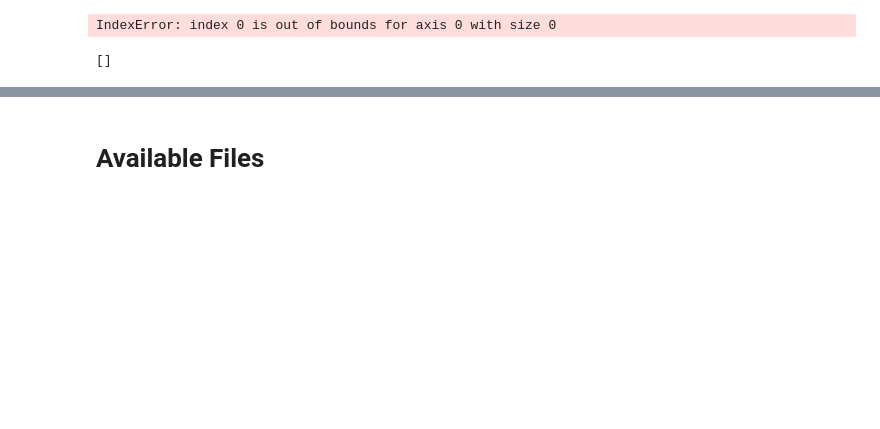
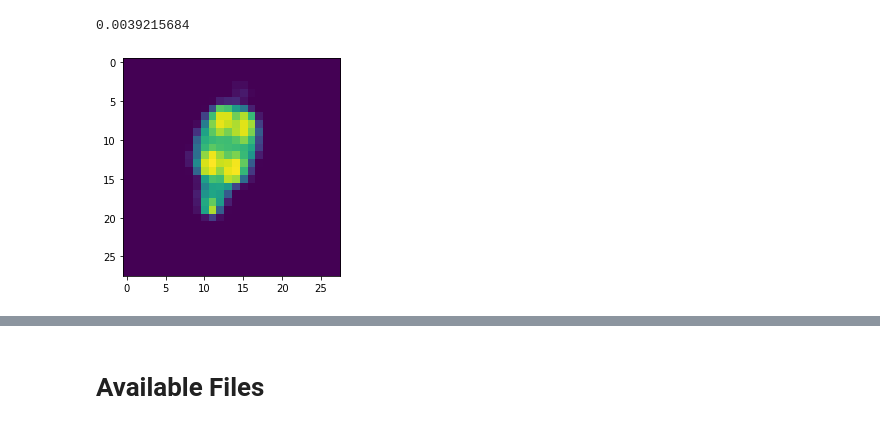
Before and after one commit to hvarfner/CondGenVAE-BO, a Jupyter notebook: dataset/dataset_exploration.ipynb, the cells around one changed output, grey strips where cells are left out. Saved outputs shown, nothing was run; the diff lists cells and outputs as text; code cells hidden in the pictures; blank space fills up the shorter version.

Commit message:
Got something that can train, but does not do it well at all. Possibly need to increase training data

```diff
--- a/dataset/dataset_exploration.ipynb
+++ b/dataset/dataset_exploration.ipynb
@@ -6,11 +6,22 @@ from matplotlib import pyplot as plt
 import sys
 sys.path.append('./..')
 import data
-# %%
-dataset_j = data.load_dexnet(num_samples=500, num_classes=50)
-# %% [output]
-IndexError: index 0 is out of bounds for axis 0 with size 0
-# %%
-print(dataset_j[0])
-# %% [output]
-[]
+# %%
+classes = np.array([0, 1, 2, 4, 6, 13, 18, 19, 20, 23])
+dataset_size = 400
+dataset_j = data.load_dexnet(
+            train=True, num_samples=int(dataset_size * 0.8), given_classes=classes)
+dataset_t = data.load_dexnet(
+            train=False, num_samples=int(dataset_size * 0.2), given_classes=classes)
+# %%
+i = 0
+
+train, train_labels = dataset_j
+train, train_labels =  np.array(train), np.array(test)
+plt.imshow(train[i].reshape(28, 28))
+train[i].mean(), train[i].min(), train[i].max(), train_labels[i]
+ex = train[i].reshape(28, 28)
+ex[0, 0]a
+# %% [output]
+0.0039215684
+[figure, added]
```
Also changed, not shown: parts of 6 cells of this notebook, 6 other files.
